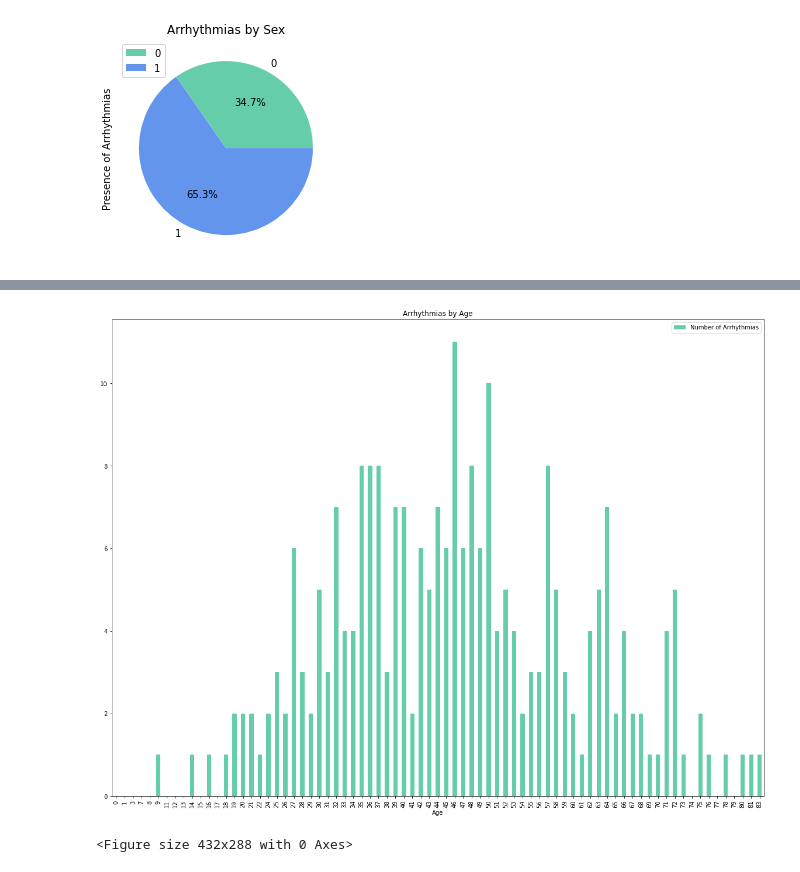
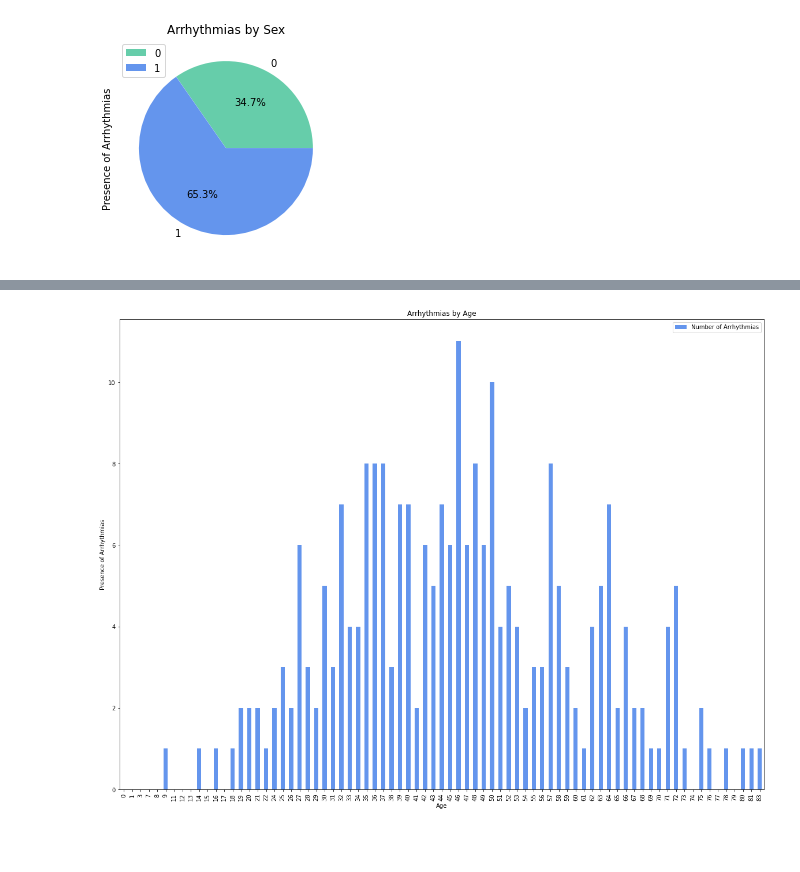
Before and after one commit to Almandiro/Rutgers_DS_Project_1, a Jupyter notebook: visualization.ipynb, the cells around one changed output, grey strips where cells are left out. Cells and saved outputs as stored; diff of their text form; code cells hidden in the pictures; blank space fills up the shorter version.

Commit message:
Add charts

```diff
--- a/visualization.ipynb
+++ b/visualization.ipynb
@@ -139,11 +41,13 @@ age_summary_df
 # %%
+# Using GroupBy in order to separate the data into fields according to "age" values
+grouped_age_df = clean_data_df.groupby(['age'])
+age_presence = grouped_age_df["arr_diagnosis"].sum()
+age_summary_df = pd.DataFrame({"Number of Arrhythmias": age_presence})
 # Chart our data, give it a title, and label the axes
-age_chart = age_summary_df.plot(kind="bar", title="Arrhythmias by Age", color='mediumaquamarine', figsize=(20,15))
+age_chart = age_summary_df.plot(kind="bar", title="Arrhythmias by Age", color='cornflowerblue', figsize=(20,15))
 age_chart.set_xlabel("Age")
-sex_chart.set_ylabel("Presence of Arrhythmias")
+age_chart.set_ylabel("Presence of Arrhythmias")
 
 plt.show()
-plt.tight_layout()
 # %% [output]
-[figure, old version]
+[figure, new version]
-<Figure size 432x288 with 0 Axes>
```
Also changed, not shown: parts of 14 cells of this notebook.
